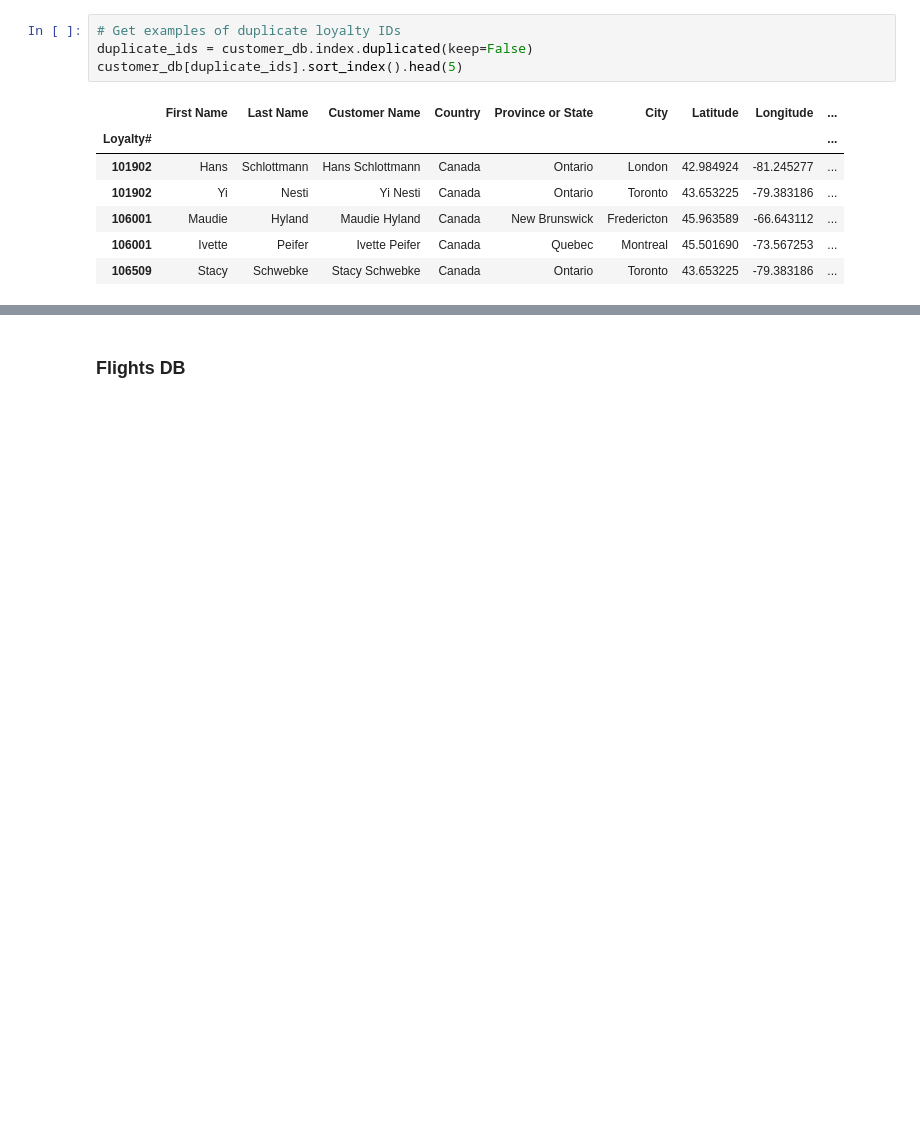
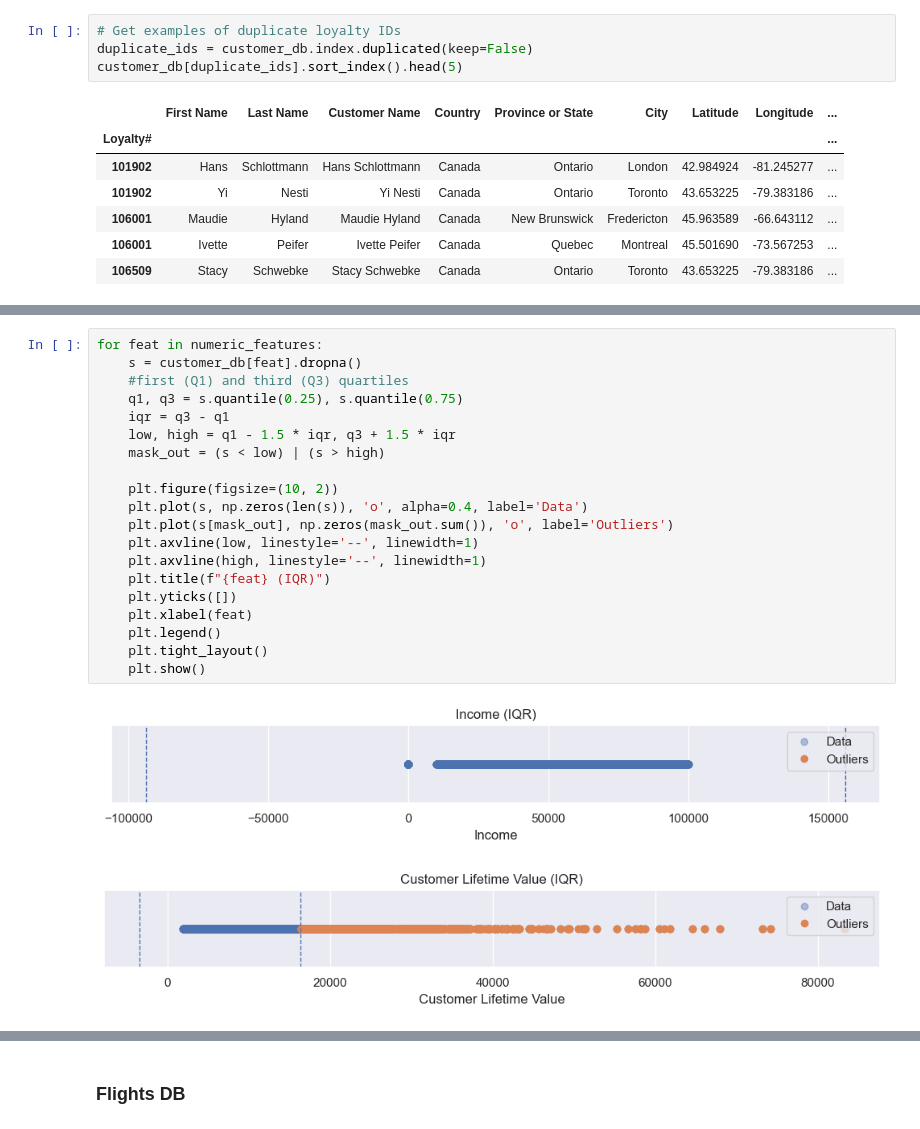
Before and after one commit to lucasdmcax/data_mining, a Jupyter notebook: Group20_EDA_Code.ipynb, the cells around one changed output, grey strips where cells are left out. Saved outputs shown, nothing was run; the diff lists cells and outputs as text; blank space fills up the shorter version.

```diff
--- a/Group20_EDA_Code.ipynb
+++ b/Group20_EDA_Code.ipynb
@@ -109,0 +144,23 @@ plt.show()
+# %%
+for feat in numeric_features:
+    s = customer_db[feat].dropna()
+    #first (Q1) and third (Q3) quartiles
+    q1, q3 = s.quantile(0.25), s.quantile(0.75)
+    iqr = q3 - q1
+    low, high = q1 - 1.5 * iqr, q3 + 1.5 * iqr
+    mask_out = (s < low) | (s > high)
+
+    plt.figure(figsize=(10, 2))
+    plt.plot(s, np.zeros(len(s)), 'o', alpha=0.4, label='Data')
+    plt.plot(s[mask_out], np.zeros(mask_out.sum()), 'o', label='Outliers')
+    plt.axvline(low, linestyle='--', linewidth=1)
+    plt.axvline(high, linestyle='--', linewidth=1)
+    plt.title(f"{feat} (IQR)")
+    plt.yticks([])
+    plt.xlabel(feat)
+    plt.legend()
+    plt.tight_layout()
+    plt.show()
+# %% [output]
+[figure, added]
+[figure, added]
```
Also changed, not shown: parts of 11 cells of this notebook.
